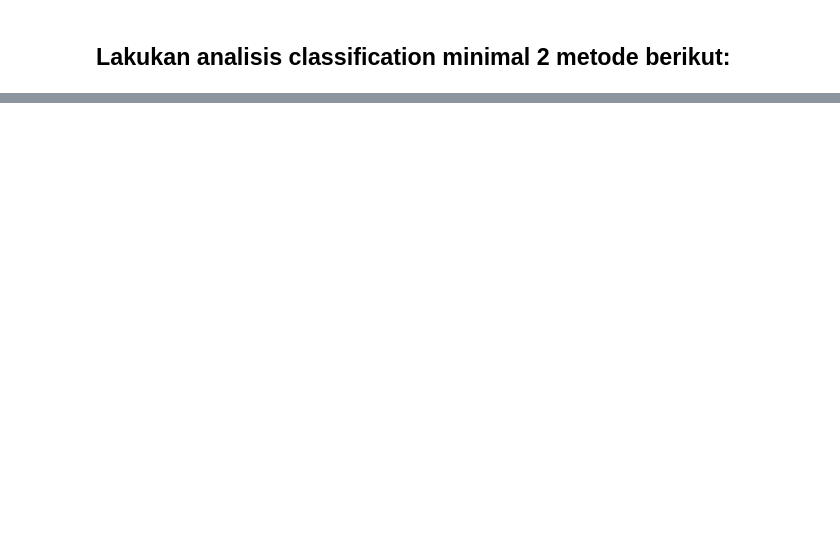
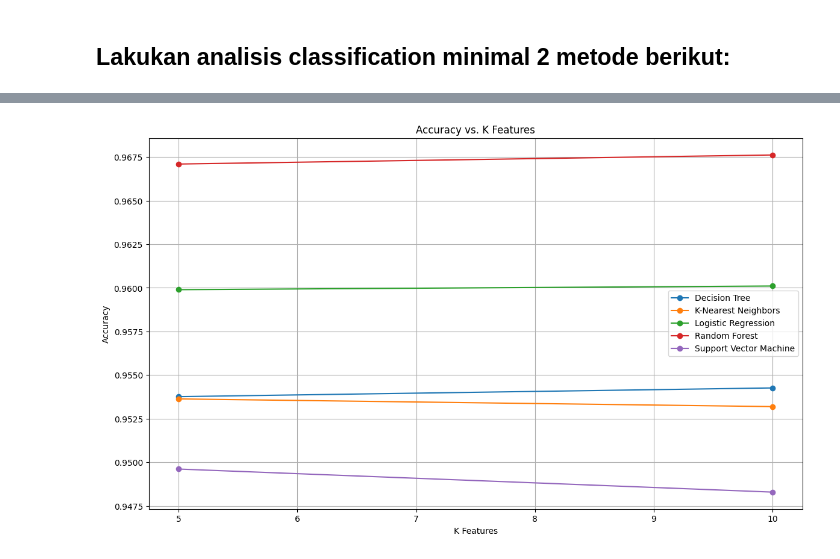
Before and after one commit to joiceocrisa/final-project-datmin, a Jupyter notebook: tugas.ipynb, the cells around one changed output, grey strips where cells are left out. Cells and saved outputs as stored; diff of their text form; code cells hidden in the pictures; blank space fills up the shorter version.

Commit message:
feat: add result

```diff
--- a/tugas.ipynb
+++ b/tugas.ipynb
@@ -575,0 +538,4 @@ results_df
+# %%
+# Group results by model and k
+grouped_results = results_df.groupby(['Model', 'K']).mean().reset_index()
+grouped_results
@@ -575,0 +554,4 @@ results_df
+# %%
+# Drop Fold
+grouped_results = grouped_results.drop('Fold', axis=1)
+grouped_results
@@ -575,0 +570,14 @@ results_df
+# %%
+# Plot Line Chart
+plt.figure(figsize=(14, 8))
+for model_name in grouped_results['Model'].unique():
+    model_results = grouped_results[grouped_results['Model'] == model_name]
+    plt.plot(model_results['K'], model_results['Accuracy'], marker='o', label=model_name)
+
+plt.title('Accuracy vs. K Features')
+plt.xlabel('K Features')
+plt.ylabel('Accuracy')
+plt.legend()
+plt.grid()
+# %% [output]
+[figure, added]
```
Also changed, not shown: parts of 11 cells of this notebook, 3 other files.
